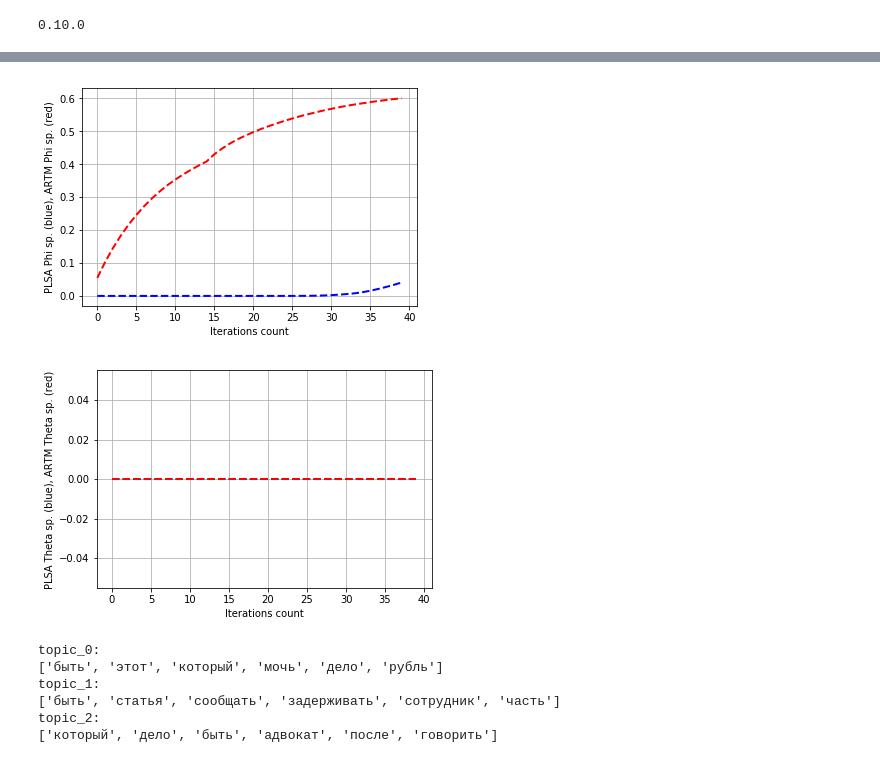
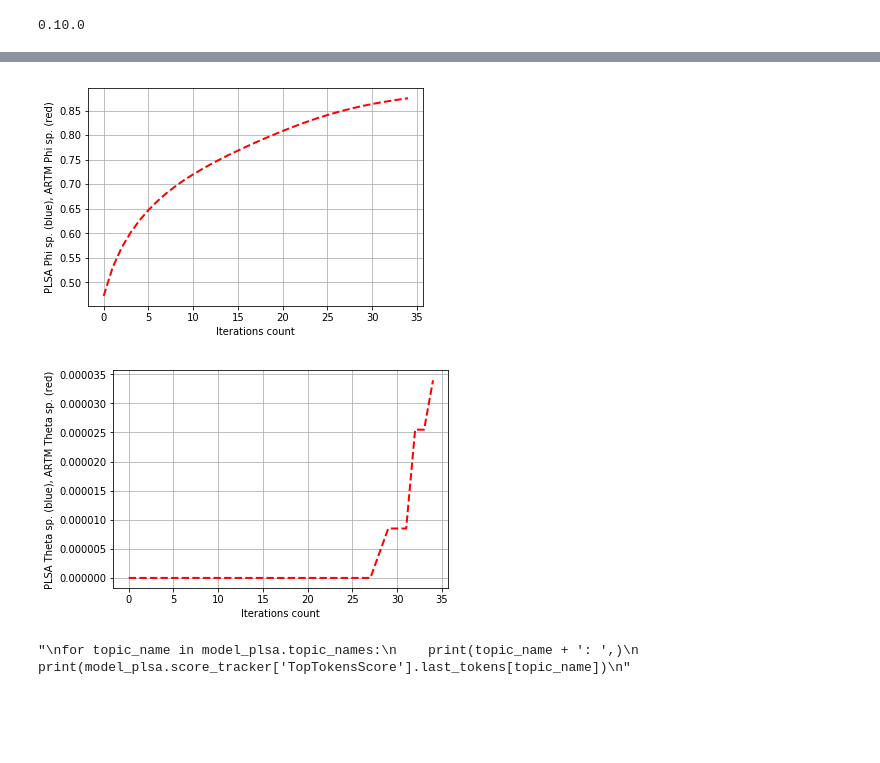
Before and after one commit to Kirmark/bachelor-qualification-work, a Jupyter notebook: application/models/create_model.ipynb, the cells around one changed output, grey strips where cells are left out. Saved outputs shown, nothing was run; the diff lists cells and outputs as text; code cells hidden in the pictures; blank space fills up the shorter version.

```diff
--- a/application/models/create_model.ipynb
+++ b/application/models/create_model.ipynb
@@ -21,8 +21,9 @@ batch_vectorizer = artm.BatchVectorizer(
 dictionary = artm.Dictionary()
 
 # Количесвто тем
-topic_count = 3
+topic_count = 10
 
+'''
 model_plsa = artm.ARTM(
     topic_names=['topic_{}'.format(i) for i in range(topic_count)],
     scores=[
@@ -34,6 +35,7 @@ model_plsa = artm.ARTM(
     cache_theta=True,
     #class_ids={'text': 1.0},
 )
+'''
 
 model_artm = artm.ARTM(
     topic_names=['topic_{}'.format(i) for i in range(topic_count)],
@@ -148,34 +151,34 @@ model_artm.scores.add(artm.TopTokensScore(name='TopTokensScore', num_tokens=6))
 # %%
-model_plsa.fit_offline(batch_vectorizer=batch_vectorizer, num_collection_passes=25)
-model_artm.fit_offline(batch_vectorizer=batch_vectorizer, num_collection_passes=25)
+#model_plsa.fit_offline(batch_vectorizer=batch_vectorizer, num_collection_passes=20)
+model_artm.fit_offline(batch_vectorizer=batch_vectorizer, num_collection_passes=20)
 # %%
-plt.plot(range(model_plsa.num_phi_updates), model_plsa.score_tracker['SparsityPhiScore'].value, 'b--',
-                 range(model_artm.num_phi_updates), model_artm.score_tracker['SparsityPhiScore'].value, 'r--', linewidth=2)
+plt.plot(
+    #range(model_plsa.num_phi_updates), model_plsa.score_tracker['SparsityPhiScore'].value, 'b--',
+    range(model_artm.num_phi_updates), model_artm.score_tracker['SparsityPhiScore'].value, 'r--', linewidth=2
+)
 plt.xlabel('Iterations count')
 plt.ylabel('PLSA Phi sp. (blue), ARTM Phi sp. (red)')
 plt.grid(True)
 plt.show()
 
-plt.plot(range(model_plsa.num_phi_updates), model_plsa.score_tracker['SparsityThetaScore'].value, 'b--',
-                 range(model_artm.num_phi_updates), model_artm.score_tracker['SparsityThetaScore'].value, 'r--', linewidth=2)
+plt.plot(
+    #range(model_plsa.num_phi_updates), model_plsa.score_tracker['SparsityThetaScore'].value, 'b--',
+    range(model_artm.num_phi_updates), model_artm.score_tracker['SparsityThetaScore'].value, 'r--', linewidth=2)
 plt.xlabel('Iterations count')
 plt.ylabel('PLSA Theta sp. (blue), ARTM Theta sp. (red)')
 plt.grid(True)
 plt.show()
 # %% [output]
-[figure, old version]
+[figure, new version]
-[figure, old version]
+[figure, new version]
 # %%
+'''
 for topic_name in model_plsa.topic_names:
     print(topic_name + ': ',)
     print(model_plsa.score_tracker['TopTokensScore'].last_tokens[topic_name])
+'''
 # %% [output]
-topic_0:
-['быть', 'этот', 'который', 'мочь', 'дело', 'рубль']
-topic_1:
-['быть', 'статья', 'сообщать', 'задерживать', 'сотрудник', 'часть']
-topic_2:
-['который', 'дело', 'быть', 'адвокат', 'после', 'говорить']
+"\nfor topic_name in model_plsa.topic_names:\n    print(topic_name + ': ',)\n    print(model_plsa.score_tracker['TopTokensScore'].last_tokens[topic_name])\n"
 # %%
 for topic_name in model_artm.topic_names:
     print(topic_name + ': ',)
```
Also changed, not shown: parts of 21 cells of this notebook, 1 other file.
